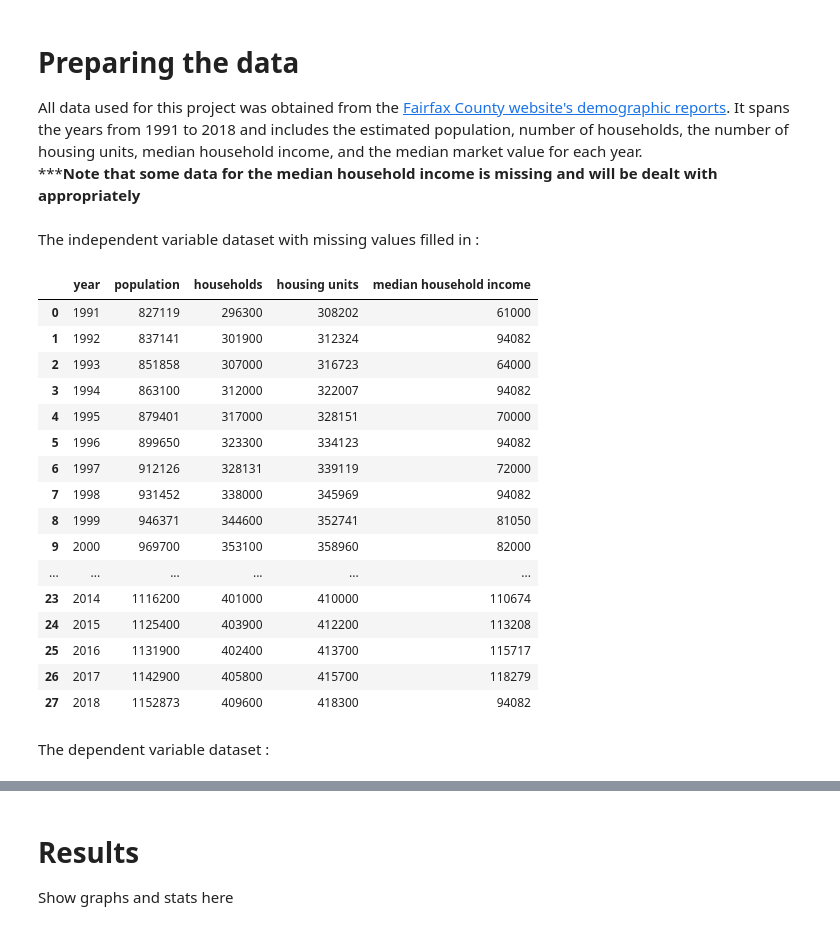
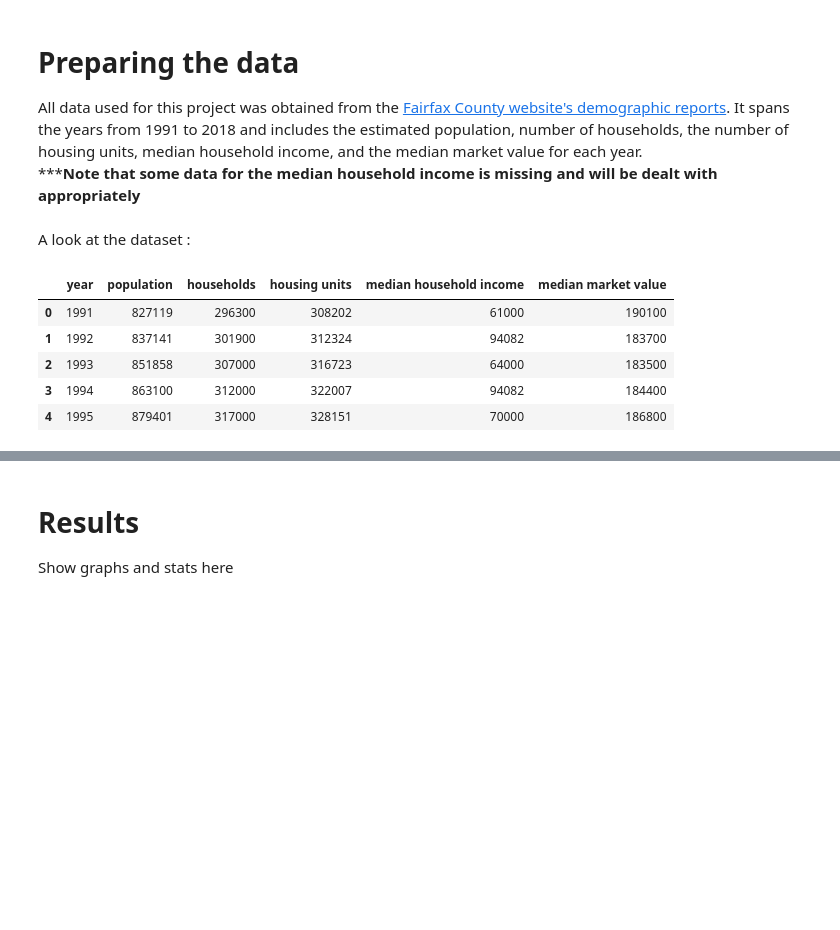
Before and after one commit to rahbar227/Fairfax-County-Housing, a Jupyter notebook: Fairfax_County_Housing_Predictions.ipynb, the cells around one changed output, grey strips where cells are left out. Cells and saved outputs as stored; diff of their text form; code cells hidden in the pictures; blank space fills up the shorter version.

Commit message:
completed fitting data

```diff
--- a/Fairfax_County_Housing_Predictions.ipynb
+++ b/Fairfax_County_Housing_Predictions.ipynb
@@ -38,28 +38,17 @@ X[:, 4:5] = imputer.transform(X[:, 4:5])
 
 # Converting float values to int
 X = X.astype(int)
-# %% [markdown]
-The independent variable dataset with missing values filled in :
+# %% [markdown]
+A look at the dataset :
 # %%
-pd.DataFrame(X, columns=['year', 'population',
-                         'households', 'housing units', 'median household income'])
+df = pd.DataFrame(X, columns=['year', 'population',
+                              'households', 'housing units', 'median household income'])
+df['median market value'] = pd.DataFrame(y)
+df.head()
 # %% [output]
-|  | year | population | households | housing units | median household income |
-| 0 | 1991 | 827119 | 296300 | 308202 | 61000 |
-| 1 | 1992 | 837141 | 301900 | 312324 | 94082 |
-| 2 | 1993 | 851858 | 307000 | 316723 | 64000 |
-| 3 | 1994 | 863100 | 312000 | 322007 | 94082 |
-| 4 | 1995 | 879401 | 317000 | 328151 | 70000 |
-| 5 | 1996 | 899650 | 323300 | 334123 | 94082 |
-| 6 | 1997 | 912126 | 328131 | 339119 | 72000 |
-| 7 | 1998 | 931452 | 338000 | 345969 | 94082 |
-| 8 | 1999 | 946371 | 344600 | 352741 | 81050 |
-| 9 | 2000 | 969700 | 353100 | 358960 | 82000 |
-| ... | ... | ... | ... | ... | ... |
-| 23 | 2014 | 1116200 | 401000 | 410000 | 110674 |
-| 24 | 2015 | 1125400 | 403900 | 412200 | 113208 |
-| 25 | 2016 | 1131900 | 402400 | 413700 | 115717 |
-| 26 | 2017 | 1142900 | 405800 | 415700 | 118279 |
-| 27 | 2018 | 1152873 | 409600 | 418300 | 94082 |
+|  | year | population | households | housing units | median household income | median market value |
+| 0 | 1991 | 827119 | 296300 | 308202 | 61000 | 190100 |
+| 1 | 1992 | 837141 | 301900 | 312324 | 94082 | 183700 |
+| 2 | 1993 | 851858 | 307000 | 316723 | 64000 | 183500 |
+| 3 | 1994 | 863100 | 312000 | 322007 | 94082 | 184400 |
+| 4 | 1995 | 879401 | 317000 | 328151 | 70000 | 186800 |
-# %% [markdown]
-The dependent variable dataset :
```
Also changed, not shown: parts of 7 cells of this notebook.
